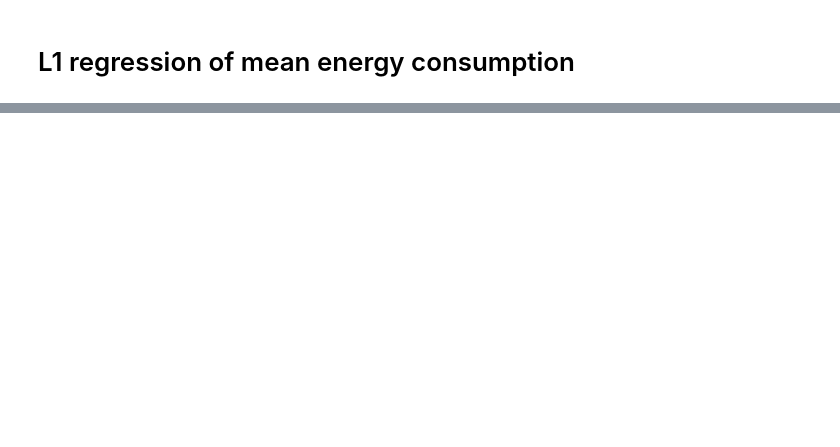
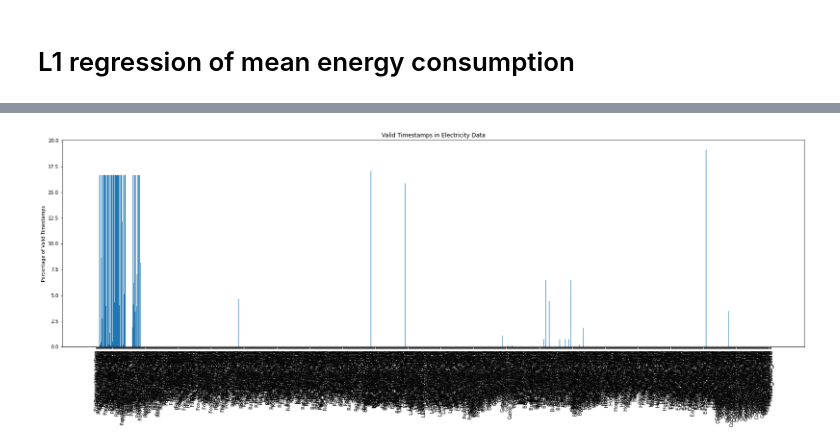
Before and after one commit to MStefko/building-data-genome-project-2, a Jupyter notebook: Marcel_notebooks/first_analysis.ipynb, the cells around one changed output, grey strips where cells are left out. Cells and saved outputs as stored; diff of their text form; code cells hidden in the pictures; blank space fills up the shorter version.

```diff
--- a/Marcel_notebooks/first_analysis.ipynb
+++ b/Marcel_notebooks/first_analysis.ipynb
@@ -83,0 +100,20 @@ memory usage: 211.3 MB
+# %%
+# in each column check the start of timestemp when its not nan value and caculate the percentage of valid timestamps
+valid_timestamps = sensor_data.apply(lambda x: x.first_valid_index())
+valid_timestamps = valid_timestamps.dropna()
+valid_percentages = (valid_timestamps - sensor_data.index[0]) / (sensor_data.index[-1] - sensor_data.index[0]) * 100
+#print the start of valid timestamps
+print("Start of valid timestamps in each column:")
+print(valid_timestamps)
+#print the percentage of valid timestamps
+print("Percentage of valid timestamps in each column:")
+print(valid_percentages)
+
+#plot the data
+plt.figure(figsize=(28, 8))
+plt.bar(valid_percentages.index, valid_percentages.values)
+plt.xticks(rotation=90)
+plt.ylabel("Percentage of Valid Timestamps")
+plt.title("Valid Timestamps in Electricity Data")
+plt.show()
+# %% [output]
@@ -83,0 +137 @@ memory usage: 211.3 MB
+[figure, added]
```
Also changed, not shown: parts of 8 cells of this notebook.
